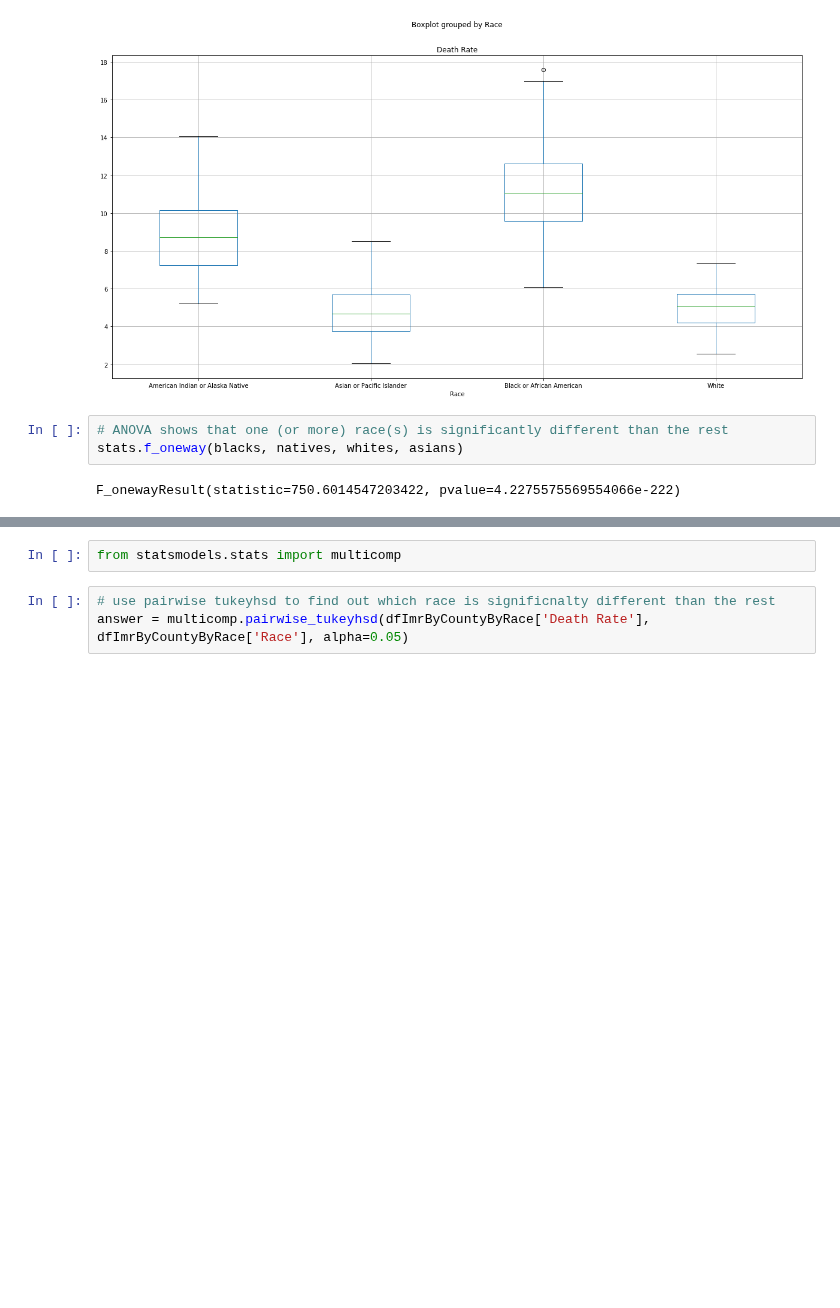
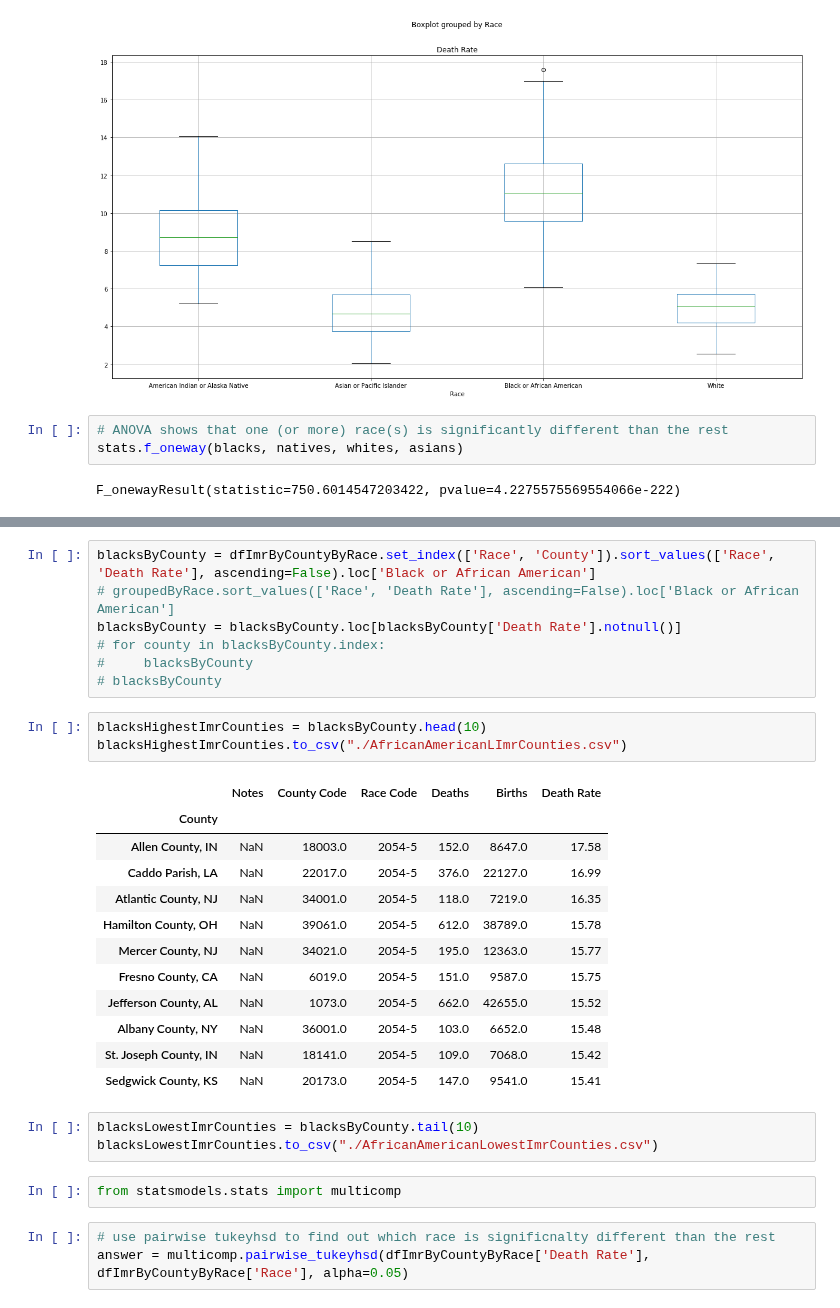
Before and after one commit to jasminajovanovic/IMR, a Jupyter notebook: IMR.ipynb, the cells around one changed output, grey strips where cells are left out. Saved outputs shown, nothing was run; the diff lists cells and outputs as text; blank space fills up the shorter version.

Commit message:
adding highest and lowest IMR counties for African American race as csv files

```diff
--- a/IMR.ipynb
+++ b/IMR.ipynb
@@ -80,3 +87,29 @@ F_onewayResult(statistic=750.6014547203422, pvalue=4.2275575569554066e-222)
+# %%
+blacksByCounty = dfImrByCountyByRace.set_index(['Race', 'County']).sort_values(['Race', 'Death Rate'], ascending=False).loc['Black or African American']
+# groupedByRace.sort_values(['Race', 'Death Rate'], ascending=False).loc['Black or African American']
+blacksByCounty = blacksByCounty.loc[blacksByCounty['Death Rate'].notnull()]
+# for county in blacksByCounty.index:
+#     blacksByCounty
+# blacksByCounty
+# %%
+blacksHighestImrCounties = blacksByCounty.head(10)
+blacksHighestImrCounties.to_csv("./AfricanAmericanLImrCounties.csv")
+# %% [output]
+|  | Notes | County Code | Race Code | Deaths | Births | Death Rate |
+| County |  |  |  |  |  |  |
+| Allen County, IN | NaN | 18003.0 | 2054-5 | 152.0 | 8647.0 | 17.58 |
+| Caddo Parish, LA | NaN | 22017.0 | 2054-5 | 376.0 | 22127.0 | 16.99 |
+| Atlantic County, NJ | NaN | 34001.0 | 2054-5 | 118.0 | 7219.0 | 16.35 |
+| Hamilton County, OH | NaN | 39061.0 | 2054-5 | 612.0 | 38789.0 | 15.78 |
+| Mercer County, NJ | NaN | 34021.0 | 2054-5 | 195.0 | 12363.0 | 15.77 |
+| Fresno County, CA | NaN | 6019.0 | 2054-5 | 151.0 | 9587.0 | 15.75 |
+| Jefferson County, AL | NaN | 1073.0 | 2054-5 | 662.0 | 42655.0 | 15.52 |
+| Albany County, NY | NaN | 36001.0 | 2054-5 | 103.0 | 6652.0 | 15.48 |
+| St. Joseph County, IN | NaN | 18141.0 | 2054-5 | 109.0 | 7068.0 | 15.42 |
+| Sedgwick County, KS | NaN | 20173.0 | 2054-5 | 147.0 | 9541.0 | 15.41 |
+# %%
+blacksLowestImrCounties = blacksByCounty.tail(10)
+blacksLowestImrCounties.to_csv("./AfricanAmericanLowestImrCounties.csv")
 # %%
 from statsmodels.stats import multicomp
 # %%
```
Also changed, not shown: parts of 13 cells of this notebook, 2 other files.
